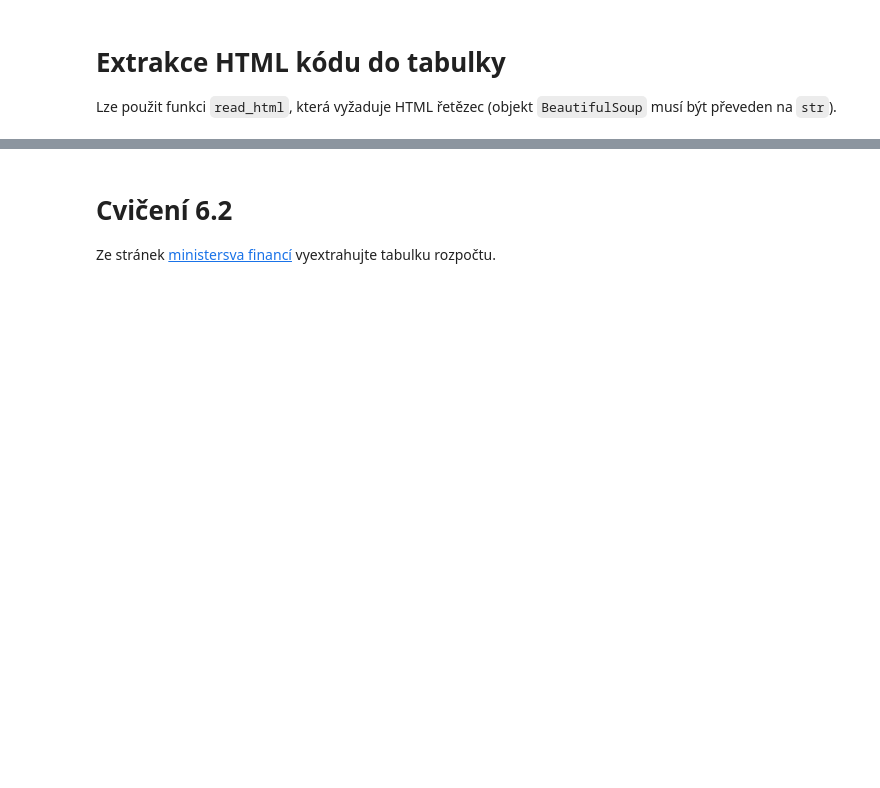
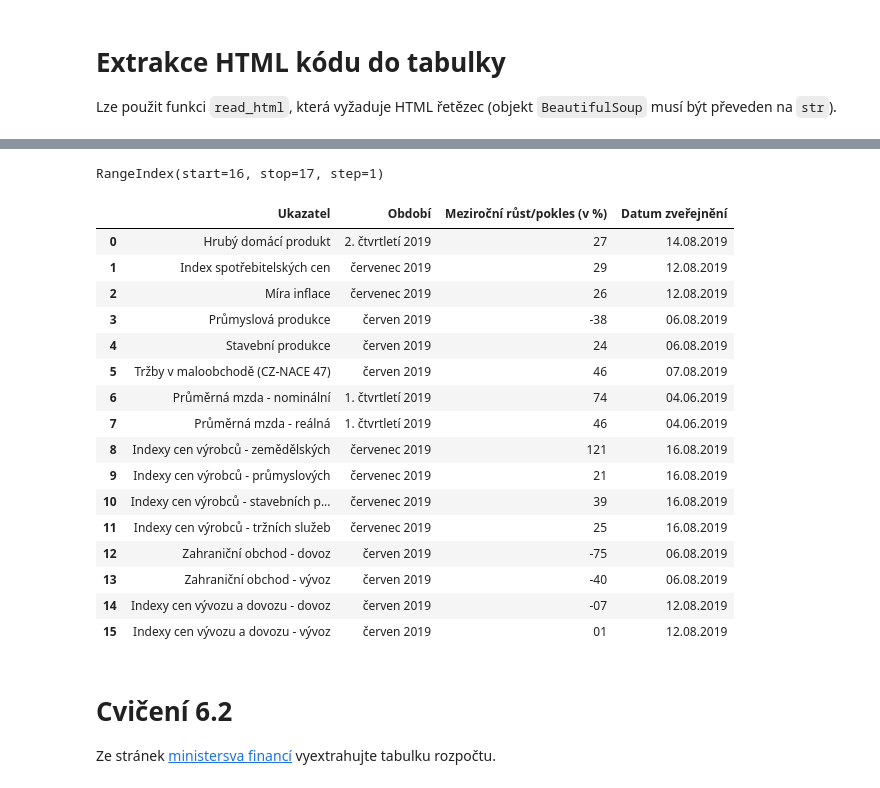
Before and after one commit to sedlakovi/webscraping, a Jupyter notebook: 6_ extrakce_dat.ipynb, the cells around one changed output, grey strips where cells are left out. Saved outputs shown, nothing was run; the diff lists cells and outputs as text; code cells hidden in the pictures; blank space fills up the shorter version.

```diff
--- a/6_ extrakce_dat.ipynb
+++ b/6_ extrakce_dat.ipynb
@@ -227,3 +357,29 @@ economic_stat
+# %%
+economic_stat.tail(1).index
+# %% [output]
+RangeIndex(start=16, stop=17, step=1)
+# %%
+economic_stat.drop(economic_stat.tail(1).index, inplace=True)
+# %%
+economic_stat
+# %% [output]
+|  | Ukazatel | Období | Meziroční růst/pokles (v %) | Datum zveřejnění |
+| 0 | Hrubý domácí produkt | 2. čtvrtletí 2019 | 27 | 14.08.2019 |
+| 1 | Index spotřebitelských cen | červenec 2019 | 29 | 12.08.2019 |
+| 2 | Míra inflace | červenec 2019 | 26 | 12.08.2019 |
+| 3 | Průmyslová produkce | červen 2019 | -38 | 06.08.2019 |
+| 4 | Stavební produkce | červen 2019 | 24 | 06.08.2019 |
+| 5 | Tržby v maloobchodě (CZ-NACE 47) | červen 2019 | 46 | 07.08.2019 |
+| 6 | Průměrná mzda - nominální | 1. čtvrtletí 2019 | 74 | 04.06.2019 |
+| 7 | Průměrná mzda - reálná | 1. čtvrtletí 2019 | 46 | 04.06.2019 |
+| 8 | Indexy cen výrobců - zemědělských | červenec 2019 | 121 | 16.08.2019 |
+| 9 | Indexy cen výrobců - průmyslových | červenec 2019 | 21 | 16.08.2019 |
+| 10 | Indexy cen výrobců - stavebních p... | červenec 2019 | 39 | 16.08.2019 |
+| 11 | Indexy cen výrobců - tržních služeb | červenec 2019 | 25 | 16.08.2019 |
+| 12 | Zahraniční obchod - dovoz | červen 2019 | -75 | 06.08.2019 |
+| 13 | Zahraniční obchod - vývoz | červen 2019 | -40 | 06.08.2019 |
+| 14 | Indexy cen vývozu a dovozu - dovoz | červen 2019 | -07 | 12.08.2019 |
+| 15 | Indexy cen vývozu a dovozu - vývoz | červen 2019 | 01 | 12.08.2019 |
 # %% [markdown]
 # Cvičení 6.2
 
```
Also changed, not shown: parts of 18 cells of this notebook, 6 other files.
